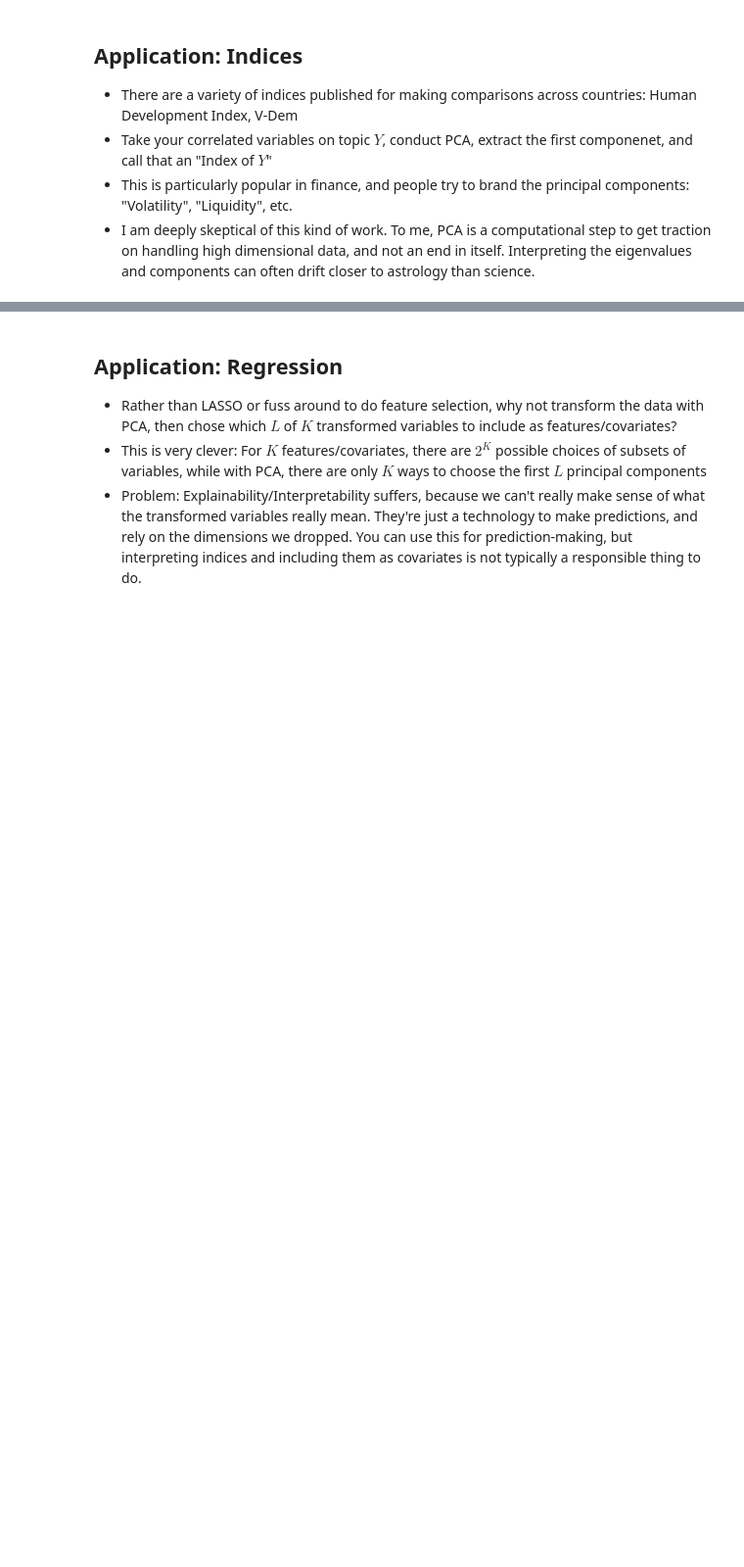
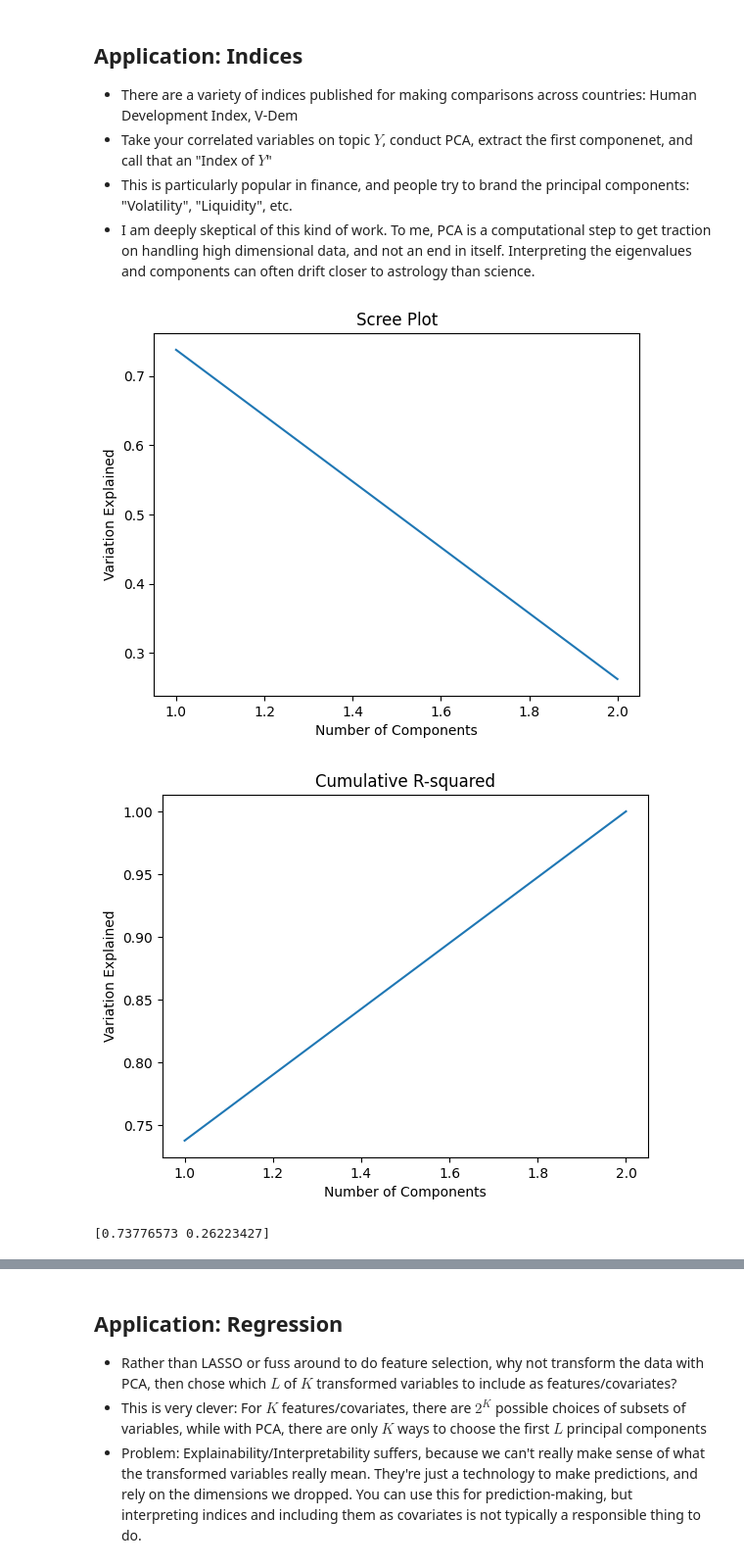
Before and after one commit to zwt4pb/PCA, a Jupyter notebook: pca.ipynb, the cells around one changed output, grey strips where cells are left out. Shown at 98% size. Cells and saved outputs as stored; diff of their text form; code cells hidden in the pictures; blank space fills up the shorter version.

Commit message:
Add clustering and index examples

```diff
--- a/pca.ipynb
+++ b/pca.ipynb
@@ -224,3 +224,39 @@ Z_house = pca.transform(X_house) # Project house data; could use new data or tes
 - Take your correlated variables on topic $Y$, conduct PCA, extract the first componenet, and call that an "Index of $Y$"
 - This is particularly popular in finance, and people try to brand the principal components: "Volatility", "Liquidity", etc.
 - I am deeply skeptical of this kind of work. To me, PCA is a computational step to get traction on handling high dimensional data, and not an end in itself. Interpreting the eigenvalues and components can often drift closer to astrology than science.
+# %%
+# Can we build a single-dimensional "past record index" from the justice data?
+
+from sklearn.decomposition import PCA # Import PCA class
+pca = PCA(n_components = 2) # Create PCA instance
+pca = pca.fit(X_vcc) # Create the decomposition
+Z_vcc = pca.transform(X_vcc) # Project house data; could use new data or test data
+
+eig_values = (pca.singular_values_)**2
+eig_values = eig_values/np.sum(eig_values)
+
+# Scree plot:
+x = np.linspace(1, Z_vcc.shape[1],Z_vcc.shape[1])
+y = eig_values
+plt.plot(x,y)
+plt.xlabel("Number of Components")
+plt.ylabel("Variation Explained")
+plt.title('Scree Plot')
+plt.show()
+
+# R^2 plot:
+x = np.linspace(1, Z_vcc.shape[1],Z_vcc.shape[1])
+y = np.cumsum(eig_values)
+plt.plot(x,y)
+plt.xlabel("Number of Components")
+plt.ylabel("Variation Explained")
+plt.title('Cumulative R-squared')
+plt.show()
+
+print(eig_values)
+
+# So the one dimensional index gets 73% of the variation of the two variables together
+# %% [output]
+[figure, added]
+[figure, added]
+[0.73776573 0.26223427]
```
Also changed, not shown: parts of 14 cells of this notebook.
